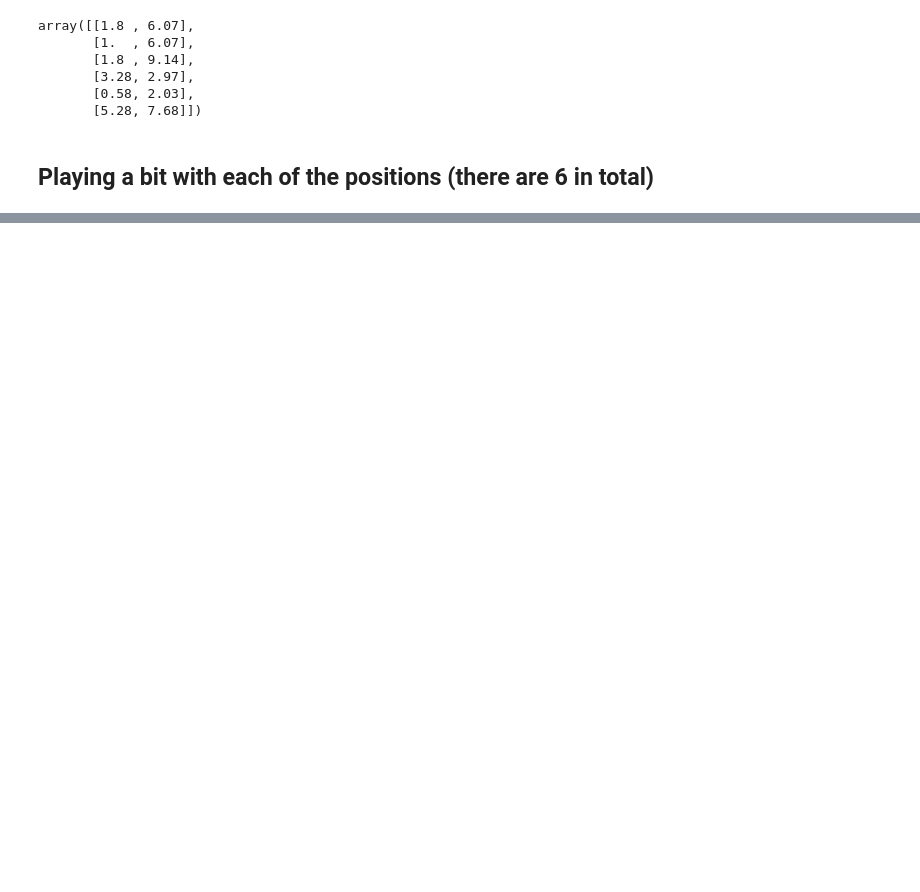
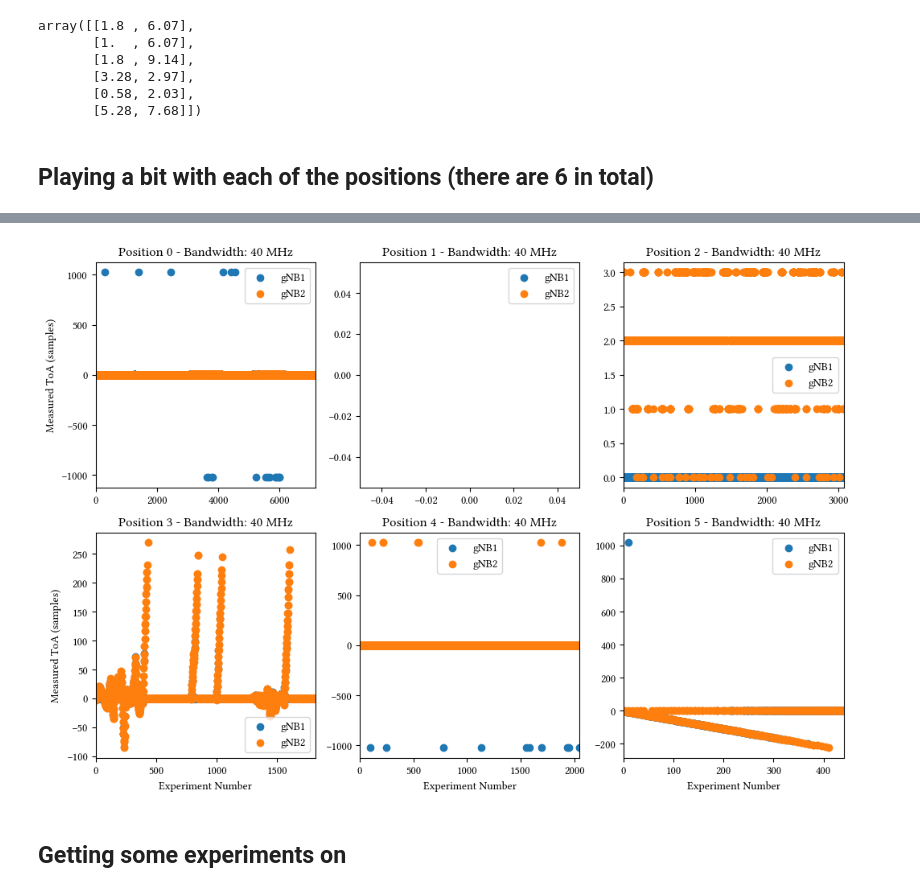
Before and after one commit to yagoliz/5glocalization, a Jupyter notebook: notebooks/ext-01-tdoa_5g_extension.ipynb, the cells around one changed output, grey strips where cells are left out. Drawn from its saved outputs; the diff is of its cells as text; code cells hidden in the pictures; blank space fills up the shorter version.

```diff
--- a/notebooks/ext-01-tdoa_5g_extension.ipynb
+++ b/notebooks/ext-01-tdoa_5g_extension.ipynb
@@ -113,3 +131,13 @@ Text(0, 0.5, 'Measured ToA (samples)')
+# %%
+plt.rcParams['font.family'] = 'Linux Libertine O'
+plt.rcParams['font.size'] = 10
+
+(fig, ax) = make_grid(40, plot_inf=True)
+plt.show()
+# %% [output]
+[figure, added]
+# %% [markdown]
+## Getting some experiments on
 # %%
 # Calculating the theoretical values
 theoretical_toa = np.linalg.norm(UEs[POSITION] - gNBs, axis=1)
```
Also changed, not shown: parts of 18 cells of this notebook, 3 other files.
